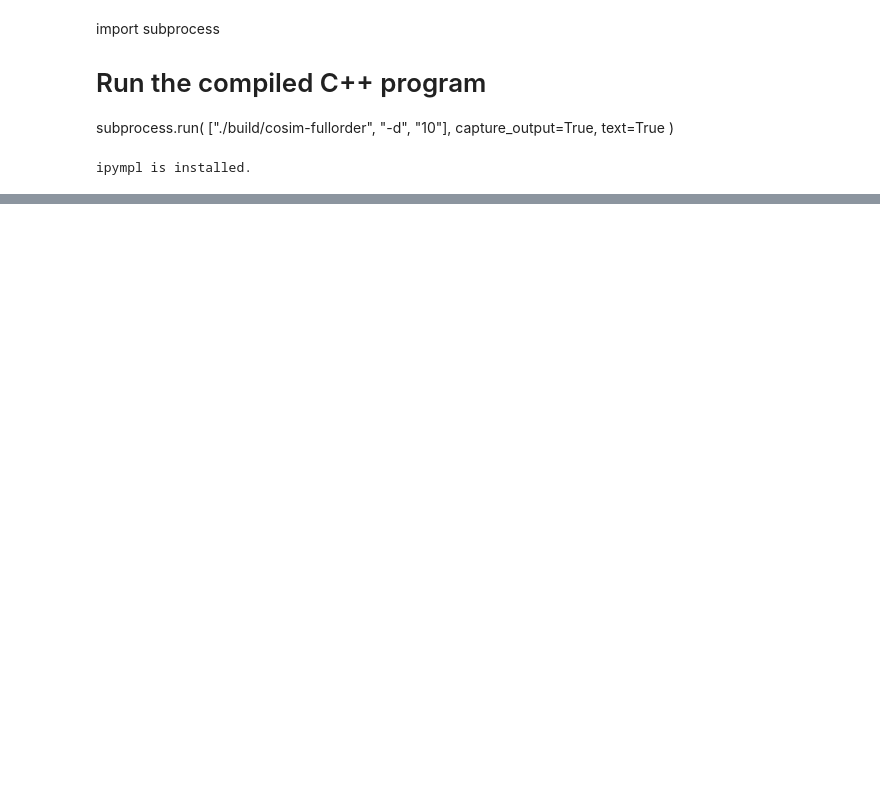
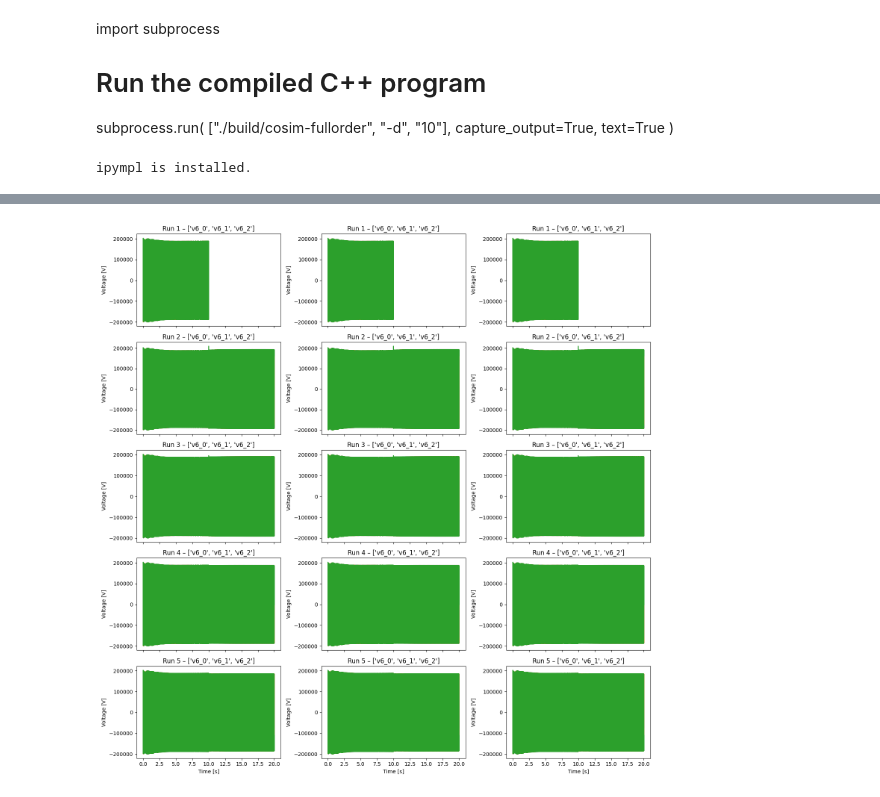
Before and after one commit to matthiasmees/dpsim, a Jupyter notebook: examples/Notebooks/Grids/Hypower_cosim-9bus-4order-Copy1.ipynb, the cells around one changed output, grey strips where cells are left out. Drawn from its saved outputs; the diff is of its cells as text; code cells hidden in the pictures; blank space fills up the shorter version.

```diff
--- a/examples/Notebooks/Grids/Hypower_cosim-9bus-4order-Copy1.ipynb
+++ b/examples/Notebooks/Grids/Hypower_cosim-9bus-4order-Copy1.ipynb
@@ -92,0 +194,25 @@ plt.show()
+# %%
+import matplotlib.pyplot as plt
+
+dataframes = [df1, df2, df3, df4, df5]
+phases = ['v6_0', 'v6_1', 'v6_2']
+num_runs = len(dataframes)
+
+fig, axes = plt.subplots(nrows=num_runs, ncols=len(phases),
+                         figsize=(15, 3*num_runs), sharex=True)
+
+for i, df in enumerate(dataframes):
+    for j, phase in enumerate(phases):
+        ax = axes[i, j]
+        ax.plot(df['time'], df[phases])
+        ax.set_title(f'Run {i+1} – {phases}')
+        ax.set_ylabel('Voltage [V]')
+        if i == num_runs - 1:
+            ax.set_xlabel('Time [s]')
+
+plt.tight_layout()
+plt.show()
+
+### RUN 1 - no loadstep, RUN 2 - 33% Load, RUN 3 - 66% Load, RUN 4 - 133% Load, RUN 5 - 166% Load ###
+# %% [output]
+[figure, added]
```
Also changed, not shown: parts of 16 cells of this notebook, 4 other files.
